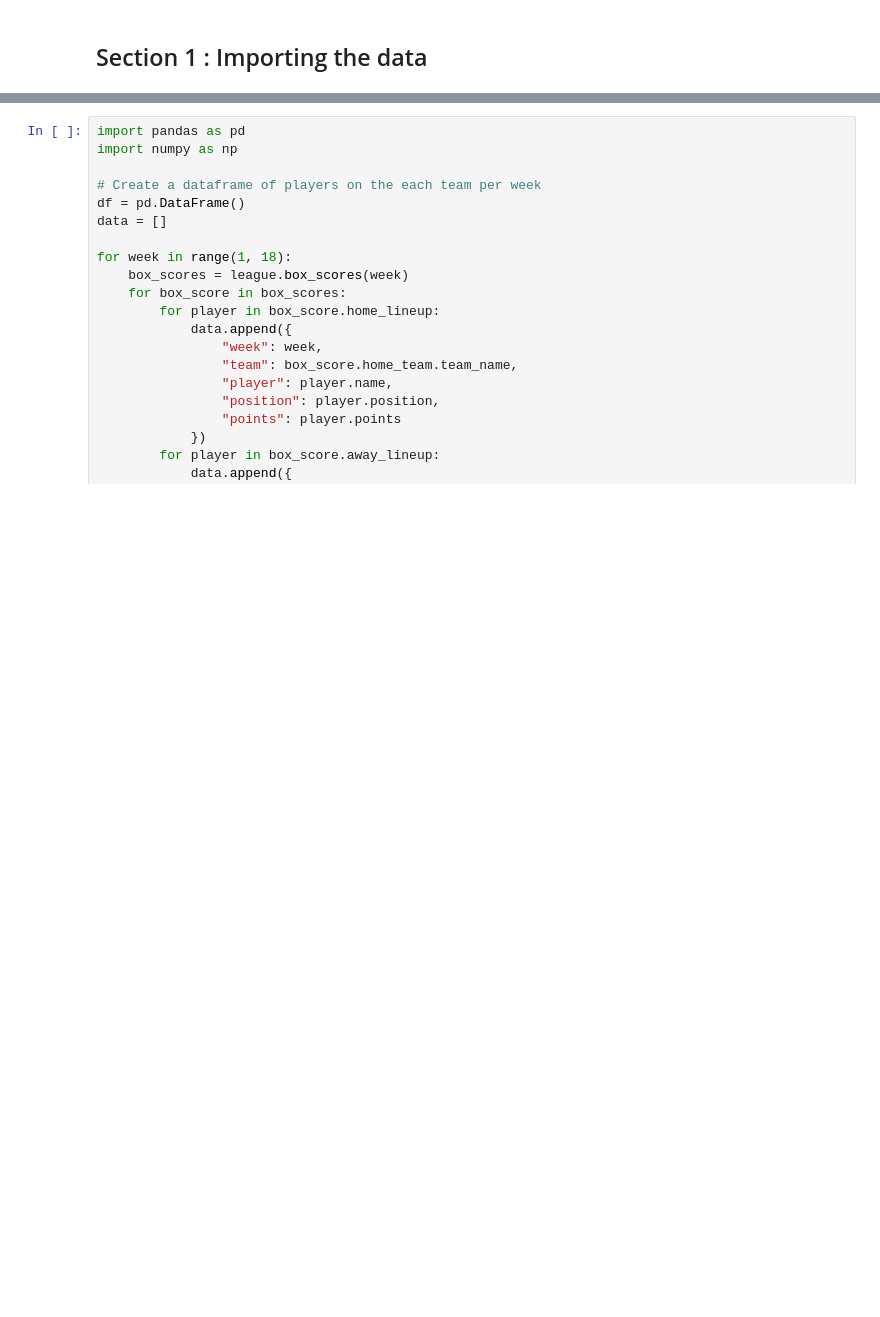
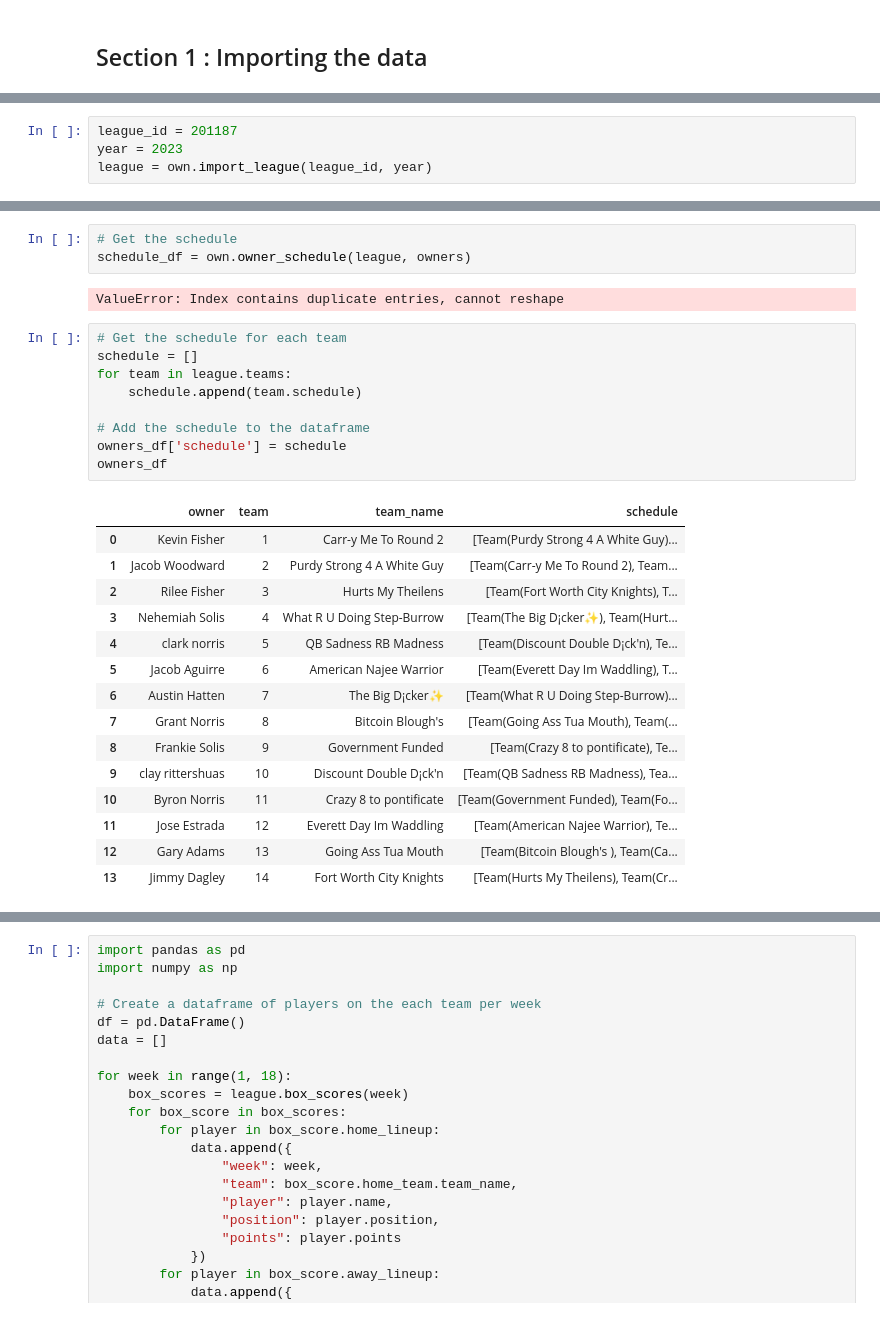
Before and after one commit to NehemiahSolis/goonies_fantasy_football, a Jupyter notebook: notebooks/01_njs_goonies_EDA.ipynb, the cells around one changed output, grey strips where cells are left out. Drawn from its saved outputs; the diff is of its cells as text; blank space fills up the shorter version.

```diff
--- a/notebooks/01_njs_goonies_EDA.ipynb
+++ b/notebooks/01_njs_goonies_EDA.ipynb
@@ -42,0 +23,4 @@ Player(Davante Adams, points:25.1, projected:13.94)
+# %%
+league_id = 201187
+year = 2023
+league = own.import_league(league_id, year)
@@ -42,0 +46,30 @@ Player(Davante Adams, points:25.1, projected:13.94)
+# %%
+# Get the schedule
+schedule_df = own.owner_schedule(league, owners)
+# %% [output]
+ValueError: Index contains duplicate entries, cannot reshape
+# %%
+# Get the schedule for each team
+schedule = []
+for team in league.teams:
+    schedule.append(team.schedule)
+
+# Add the schedule to the dataframe
+owners_df['schedule'] = schedule
+owners_df
+# %% [output]
+|  | owner | team | team_name | schedule |
+| 0 | Kevin Fisher | 1 | Carr-y Me To Round 2 | [Team(Purdy Strong 4 A White Guy)... |
+| 1 | Jacob Woodward | 2 | Purdy Strong 4 A White Guy | [Team(Carr-y Me To Round 2), Team... |
+| 2 | Rilee Fisher | 3 | Hurts My Theilens | [Team(Fort Worth City Knights), T... |
+| 3 | Nehemiah Solis | 4 | What R U Doing Step-Burrow | [Team(The Big D¡cker✨), Team(Hurt... |
+| 4 | clark norris | 5 | QB Sadness RB Madness | [Team(Discount Double D¡ck'n), Te... |
+| 5 | Jacob Aguirre | 6 | American Najee Warrior | [Team(Everett Day Im Waddling), T... |
+| 6 | Austin Hatten | 7 | The Big D¡cker✨ | [Team(What R U Doing Step-Burrow)... |
+| 7 | Grant Norris | 8 | Bitcoin Blough's | [Team(Going Ass Tua Mouth), Team(... |
+| 8 | Frankie Solis | 9 | Government Funded | [Team(Crazy 8 to pontificate), Te... |
+| 9 | clay rittershuas | 10 | Discount Double D¡ck'n | [Team(QB Sadness RB Madness), Tea... |
+| 10 | Byron Norris | 11 | Crazy 8 to pontificate | [Team(Government Funded), Team(Fo... |
+| 11 | Jose Estrada | 12 | Everett Day Im Waddling | [Team(American Najee Warrior), Te... |
+| 12 | Gary Adams | 13 | Going Ass Tua Mouth | [Team(Bitcoin Blough's ), Team(Ca... |
+| 13 | Jimmy Dagley | 14 | Fort Worth City Knights | [Team(Hurts My Theilens), Team(Cr... |
```
Also changed, not shown: parts of 10 cells of this notebook, 6 other files.
